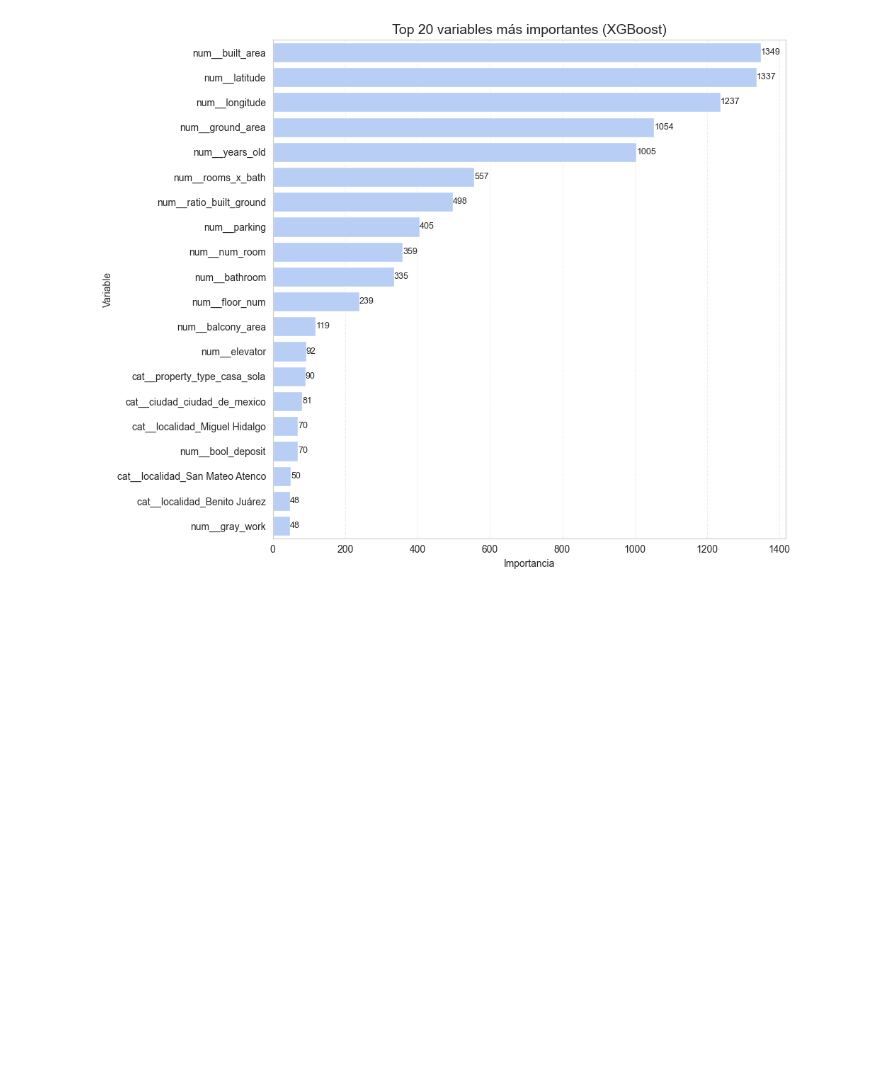
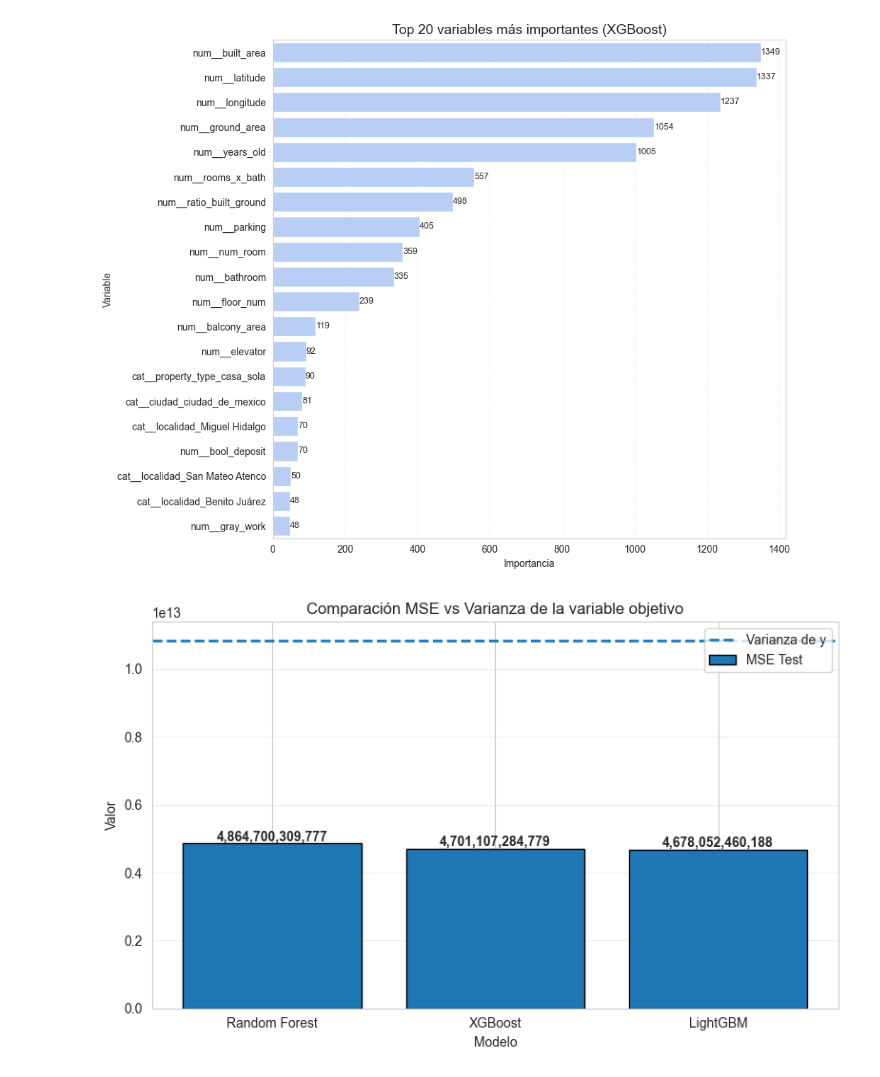
Before and after one commit to Marcocruz88/Proyecto, a Jupyter notebook: EDA.ipynb, the cells around one changed output. Saved outputs shown, nothing was run; the diff lists cells and outputs as text; code cells hidden in the pictures; blank space fills up the shorter version.

```diff
--- a/EDA.ipynb
+++ b/EDA.ipynb
@@ -2100,3 +2100,46 @@ plt.tight_layout()
 plt.show()
 # %% [output]
 [figure]
+# %%
+
+# ===============================
+# Datos
+# ===============================
+modelos = ["Random Forest", "XGBoost", "LightGBM"]
+
+mse = [MSETESTRF, MSETESTXGB, MSETESTGBM]
+
+# puedes usar cualquiera porque la varianza es la misma
+varianza_y = varianza_y_testXGB
+
+# ===============================
+# Gráfica
+# ===============================
+plt.figure(figsize=(8,5))
+
+bars = plt.bar(modelos, mse, edgecolor="black", label="MSE Test")
+
+# línea de varianza
+plt.axhline(varianza_y, linestyle="--", linewidth=2, label="Varianza de y")
+
+# etiquetas
+for bar, val in zip(bars, mse):
+    plt.text(
+        bar.get_x() + bar.get_width()/2,
+        val,
+        f"{val:,.0f}",
+        ha='center',
+        va='bottom',
+        fontweight="bold"
+    )
+
+plt.title("Comparación MSE vs Varianza de la variable objetivo")
+plt.ylabel("Valor")
+plt.xlabel("Modelo")
+plt.legend()
+plt.grid(axis="y", alpha=0.3)
+
+plt.tight_layout()
+plt.show()
+# %% [output]
+[figure, added]
```
Also changed, not shown: parts of 1 cell of this notebook.
